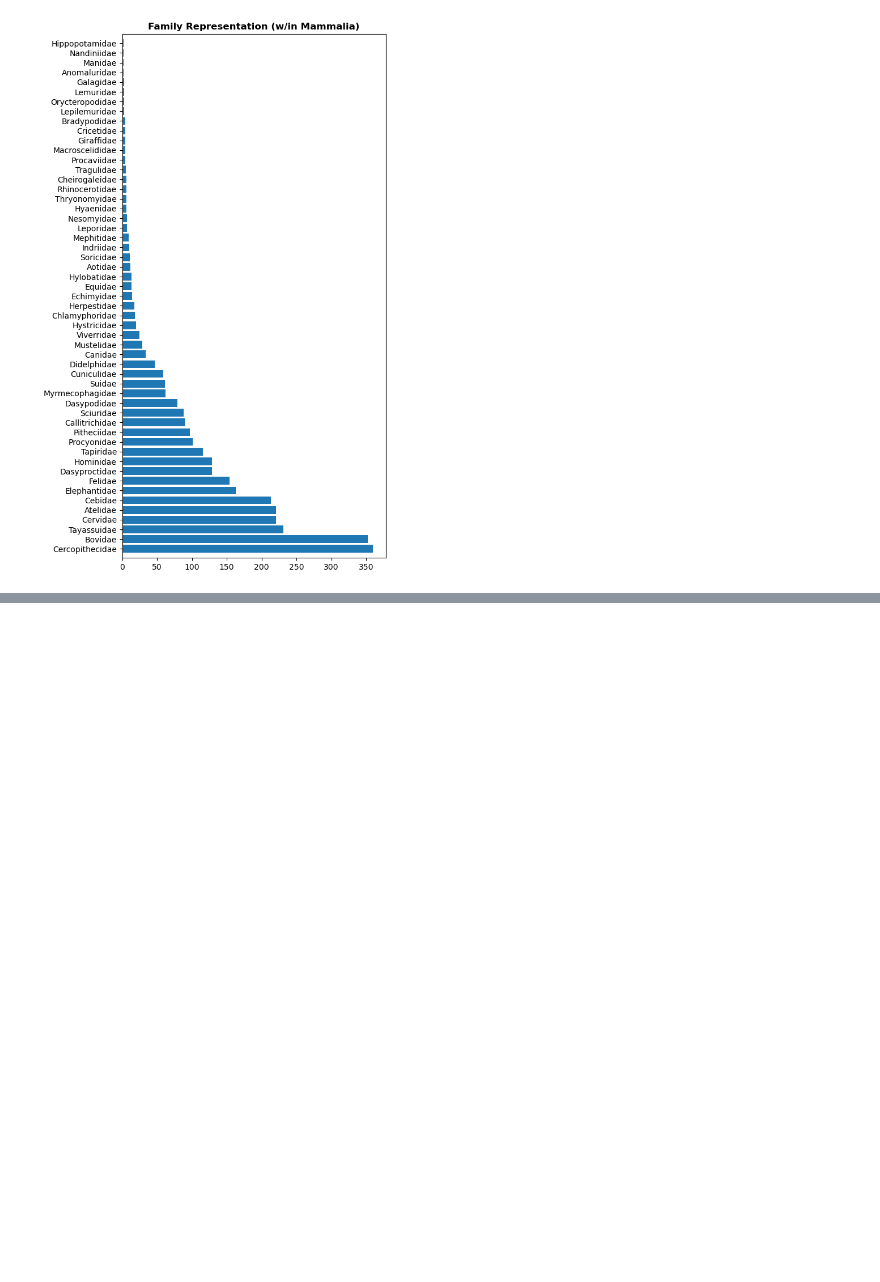
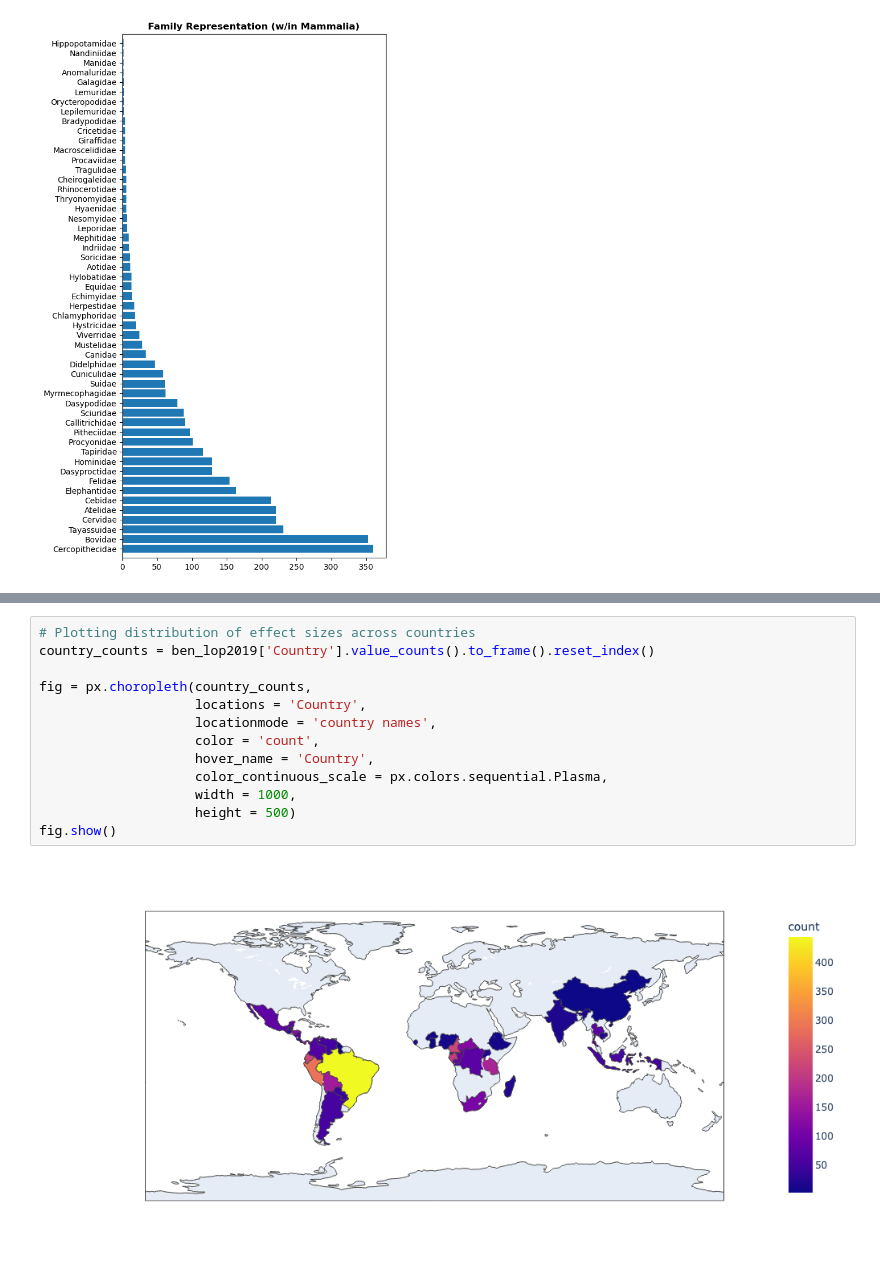
Before and after one commit to emiliolr/life-hunting, a Jupyter notebook: notebooks/hurdle_model.ipynb, the cells around one changed output, grey strips where cells are left out. Drawn from its saved outputs; the diff is of its cells as text; blank space fills up the shorter version.

```diff
--- a/notebooks/hurdle_model.ipynb
+++ b/notebooks/hurdle_model.ipynb
@@ -76,0 +101,15 @@ plt.xlabel('Number of Species', weight = 'bold');
+# %%
+# Plotting distribution of effect sizes across countries
+country_counts = ben_lop2019['Country'].value_counts().to_frame().reset_index()
+
+fig = px.choropleth(country_counts,
+                    locations = 'Country',
+                    locationmode = 'country names',
+                    color = 'count',
+                    hover_name = 'Country',
+                    color_continuous_scale = px.colors.sequential.Plasma,
+                    width = 1000,
+                    height = 500)
+fig.show()
+# %% [output]
+[figure, added]
```
Also changed, not shown: parts of 6 cells of this notebook.
